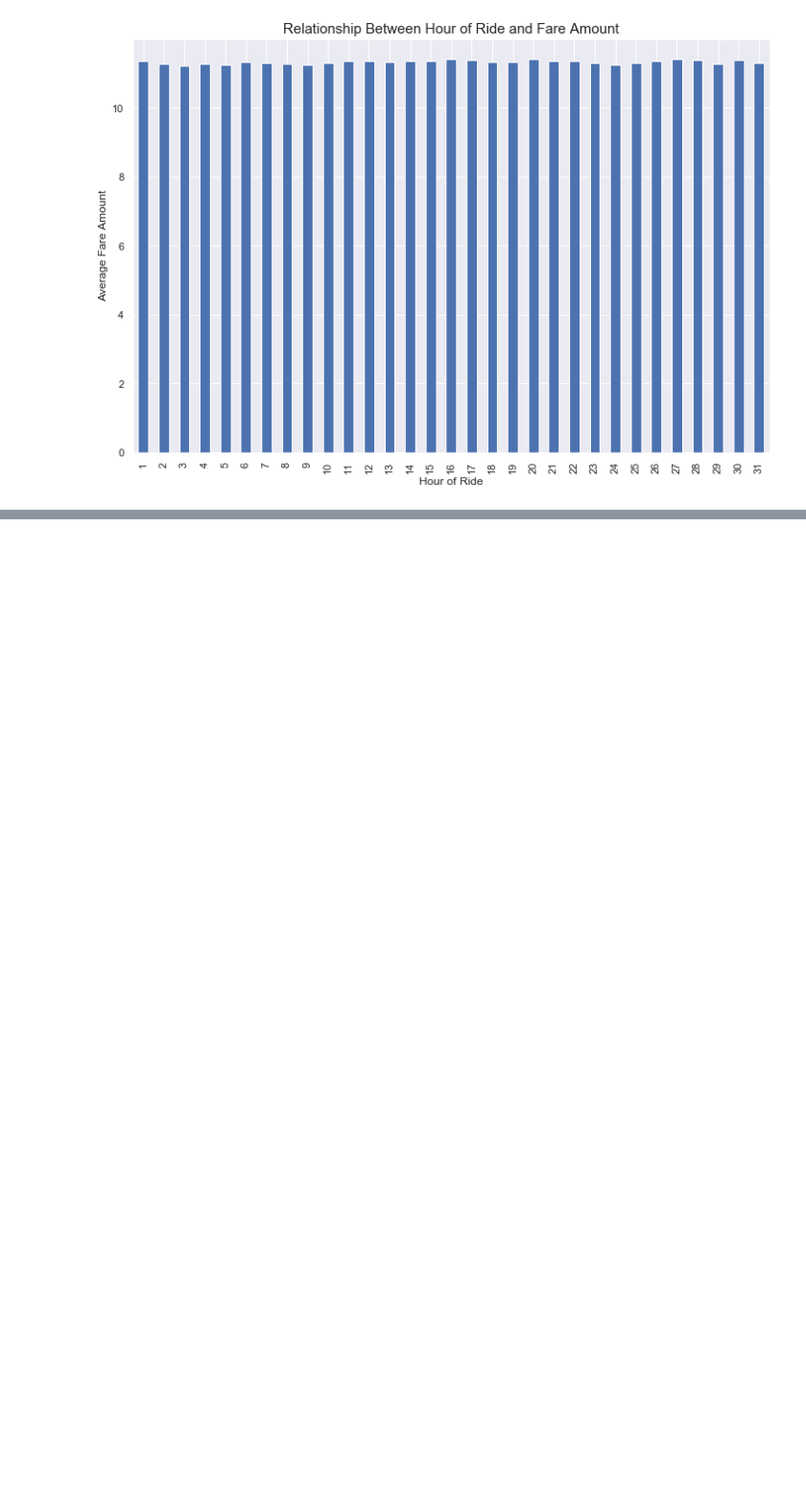
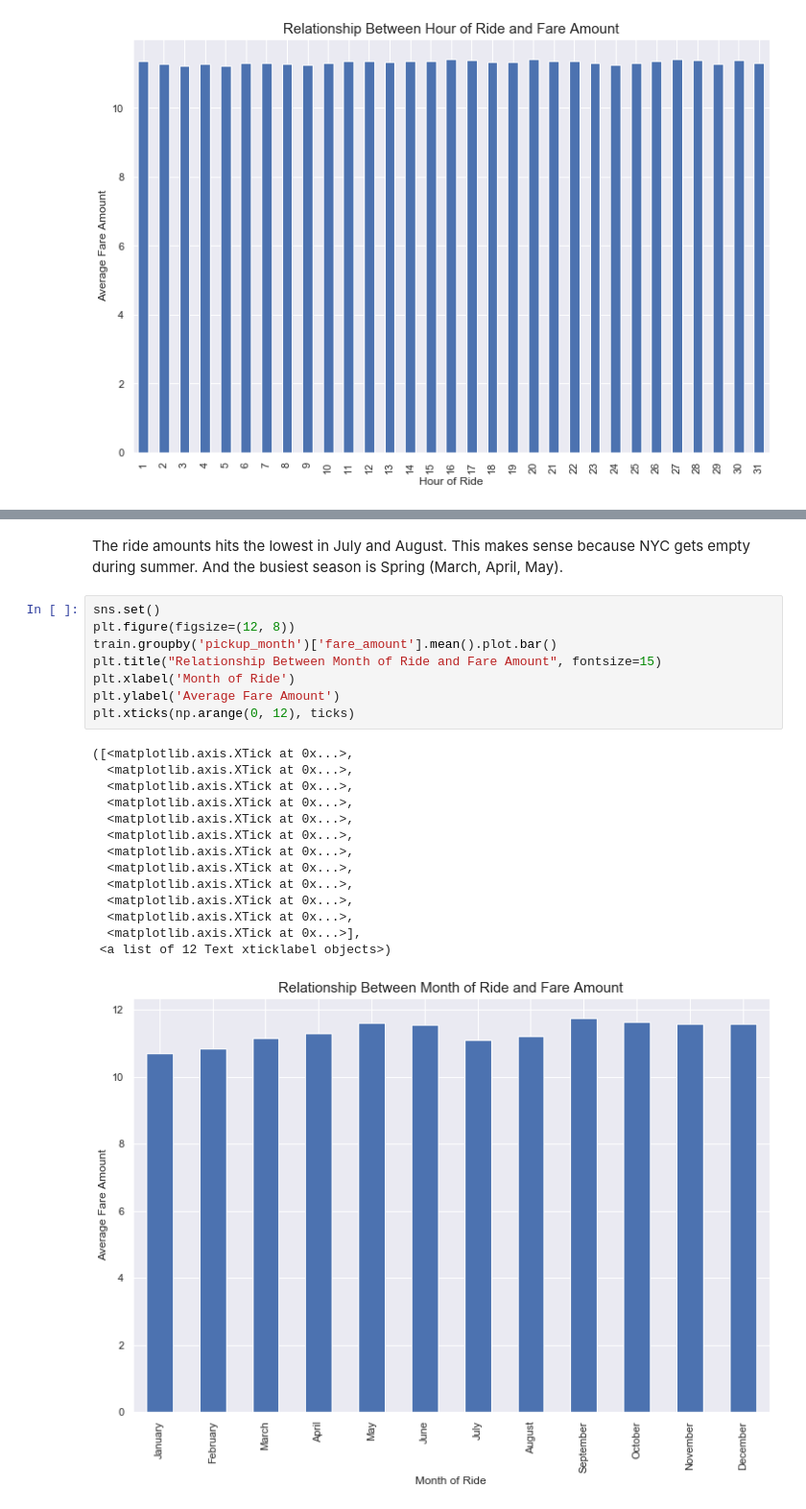
Before and after one commit to CeyhunSahinkaya/NYC-Yellow-Cab-Fare-Prediction, a Jupyter notebook: New York City Taxi Fare Prediction.ipynb, the cells around one changed output, grey strips where cells are left out. Shown: that part at 96% size. Drawn from its saved outputs; the diff is of its cells as text; blank space fills up the shorter version.

```diff
--- a/New York City Taxi Fare Prediction.ipynb
+++ b/New York City Taxi Fare Prediction.ipynb
@@ -447,0 +493,25 @@ Text(0, 0.5, 'Average Fare Amount')
+# %% [markdown]
+The ride amounts hits the lowest in July and August. This makes sense because NYC gets empty during summer. And the busiest season is Spring (March, April, May).
+# %%
+sns.set()
+plt.figure(figsize=(12, 8))
+train.groupby('pickup_month')['fare_amount'].mean().plot.bar()
+plt.title("Relationship Between Month of Ride and Fare Amount", fontsize=15)
+plt.xlabel('Month of Ride')
+plt.ylabel('Average Fare Amount')
+plt.xticks(np.arange(0, 12), ticks)
+# %% [output]
+([<matplotlib.axis.XTick at 0x...>,
+  <matplotlib.axis.XTick at 0x...>,
+  <matplotlib.axis.XTick at 0x...>,
+  <matplotlib.axis.XTick at 0x...>,
+  <matplotlib.axis.XTick at 0x...>,
+  <matplotlib.axis.XTick at 0x...>,
+  <matplotlib.axis.XTick at 0x...>,
+  <matplotlib.axis.XTick at 0x...>,
+  <matplotlib.axis.XTick at 0x...>,
+  <matplotlib.axis.XTick at 0x...>,
+  <matplotlib.axis.XTick at 0x...>,
+  <matplotlib.axis.XTick at 0x...>],
+ <a list of 12 Text xticklabel objects>)
+[figure, added]
```
Also changed, not shown: parts of 119 cells of this notebook.
